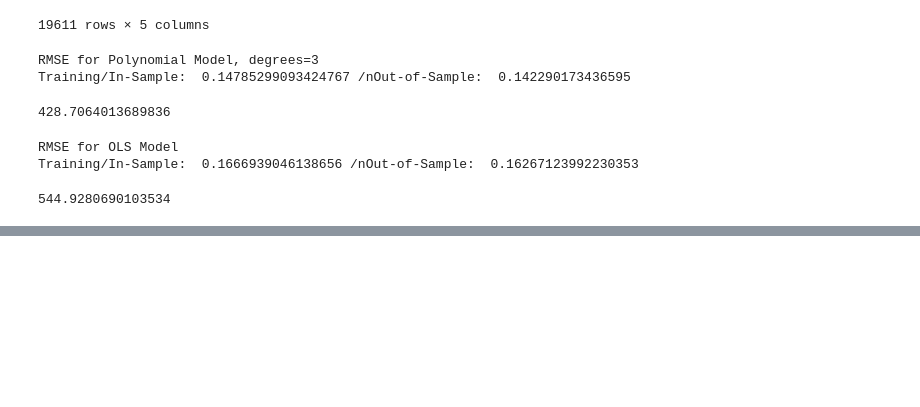
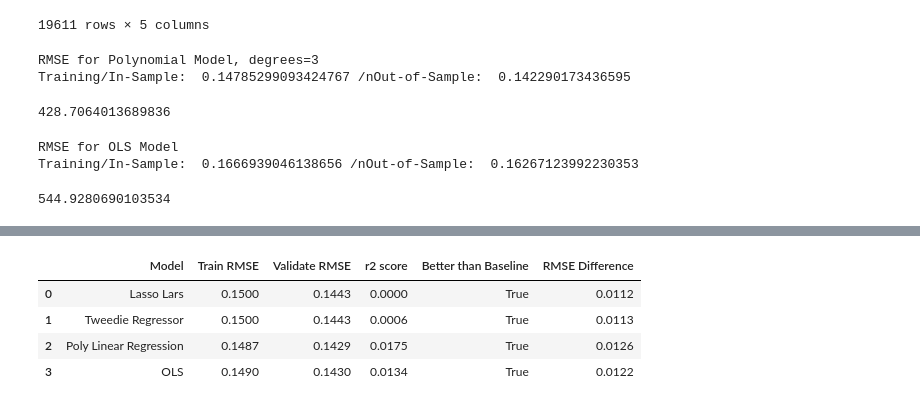
Before and after one commit to Dashing-through-Zillow/clustering-project, a Jupyter notebook: dash_draft1.ipynb, the cells around one changed output, grey strips where cells are left out. Saved outputs shown, nothing was run; the diff lists cells and outputs as text; code cells hidden in the pictures; blank space fills up the shorter version.

```diff
--- a/dash_draft1.ipynb
+++ b/dash_draft1.ipynb
@@ -1215,0 +1235,8 @@ SSE
+# %%
+model.model_performance(m1,m2,m3,m4)
+# %% [output]
+|  | Model | Train RMSE | Validate RMSE | r2 score | Better than Baseline | RMSE Difference |
+| 0 | Lasso Lars | 0.1500 | 0.1443 | 0.0000 | True | 0.0112 |
+| 1 | Tweedie Regressor | 0.1500 | 0.1443 | 0.0006 | True | 0.0113 |
+| 2 | Poly Linear Regression | 0.1487 | 0.1429 | 0.0175 | True | 0.0126 |
+| 3 | OLS | 0.1490 | 0.1430 | 0.0134 | True | 0.0122 |
```
Also changed, not shown: parts of 6 cells of this notebook.
